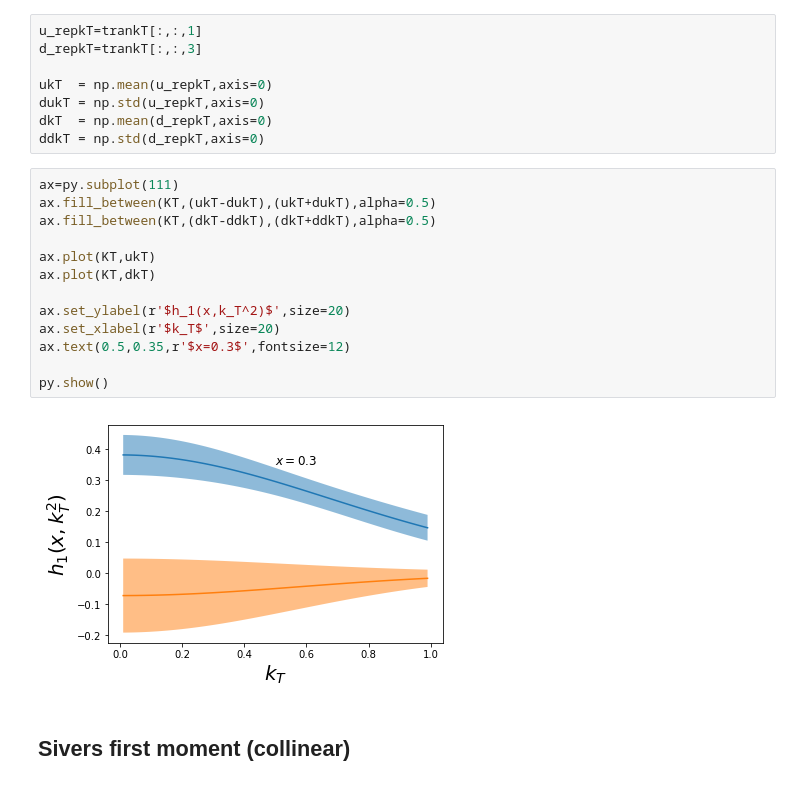
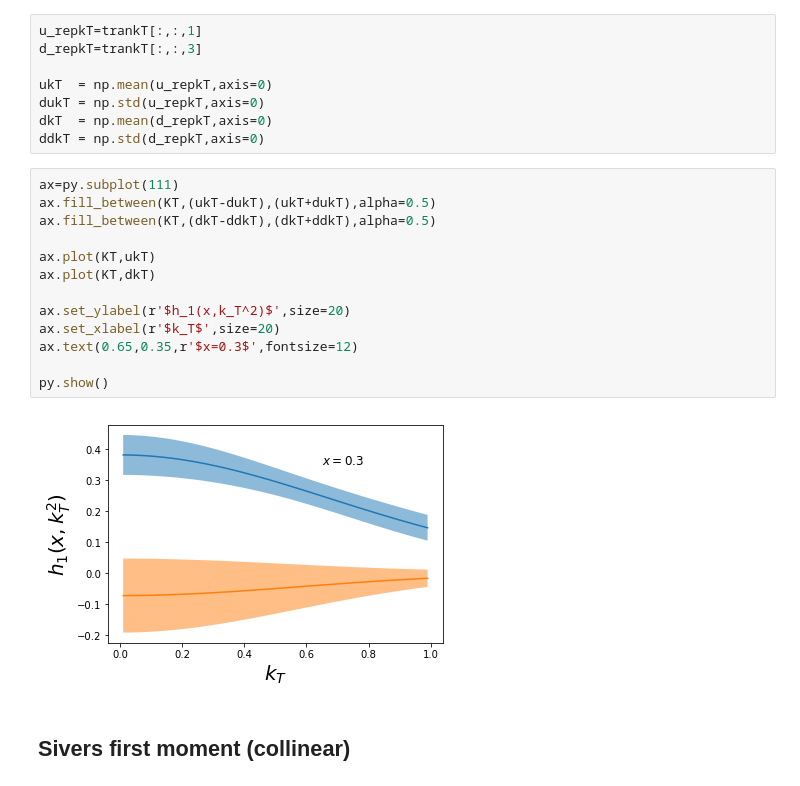
Before and after one commit to QCDHUB/jam3dlib, a Jupyter notebook: example.ipynb, the cells around one changed output. Saved outputs shown, nothing was run; the diff lists cells and outputs as text.

```diff
--- a/example.ipynb
+++ b/example.ipynb
@@ -110,18 +110,18 @@ ddkT = np.std(d_repkT,axis=0)
 # %%
 ax=py.subplot(111)
 ax.fill_between(KT,(ukT-dukT),(ukT+dukT),alpha=0.5)
 ax.fill_between(KT,(dkT-ddkT),(dkT+ddkT),alpha=0.5)
 
 ax.plot(KT,ukT)
 ax.plot(KT,dkT)
 
 ax.set_ylabel(r'$h_1(x,k_T^2)$',size=20)
 ax.set_xlabel(r'$k_T$',size=20)
-ax.text(0.5,0.35,r'$x=0.3$',fontsize=12)
+ax.text(0.65,0.35,r'$x=0.3$',fontsize=12)
 
 py.show()
 # %% [output]
-[figure, old version]
+[figure, new version]
 # %% [markdown]
 ## Sivers first moment (collinear)
 # %% [markdown]
```
